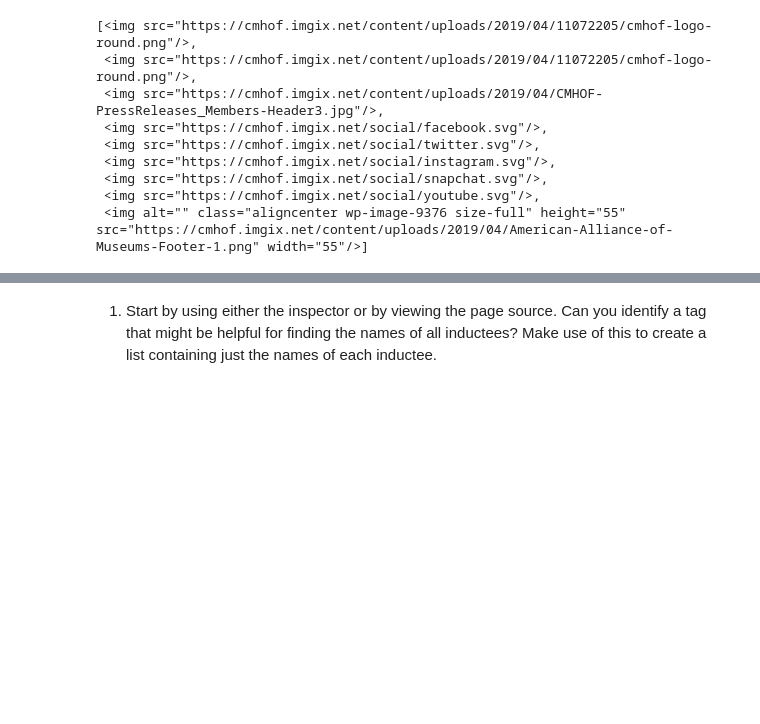
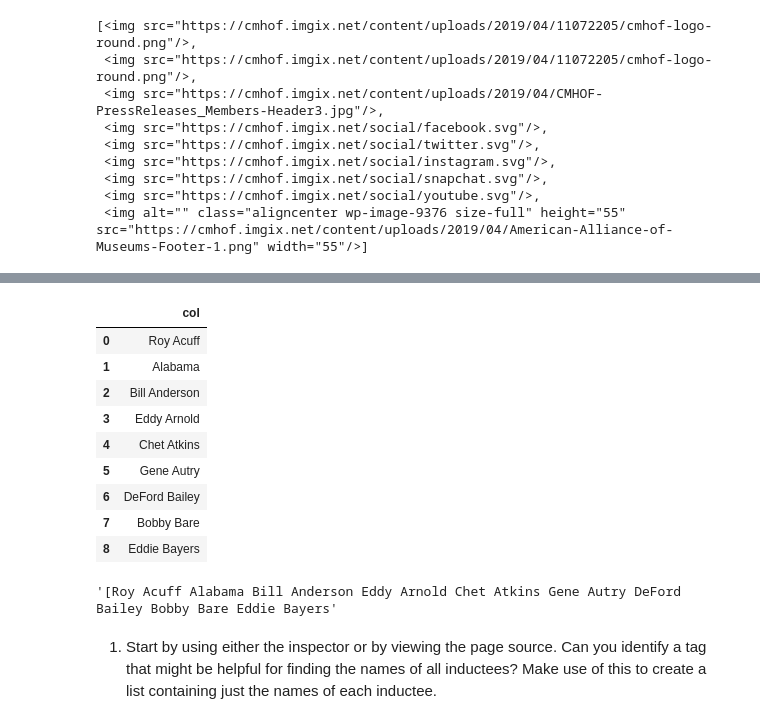
Before and after one commit to NSS-Data-Analytics-Cohort-6/web-scraping-country-music-hof-scottschriver, a Jupyter notebook: Notebooks/Country_Music_Webscraping.ipynb, the cells around one changed output, grey strips where cells are left out. Saved outputs shown, nothing was run; the diff lists cells and outputs as text; code cells hidden in the pictures; blank space fills up the shorter version.

Commit message:
changes made to ResultSet conversion to list and df along with for loop for all web pages

```diff
--- a/Notebooks/Country_Music_Webscraping.ipynb
+++ b/Notebooks/Country_Music_Webscraping.ipynb
@@ -162,5 +178,4 @@ images
 # %%
-names = re.sub(r"</?h3>", "", str(soup.findAll('h3')))
+names = str(soup.findAll('h3'))
 names
-#type(names)
 # %% [output]
@@ -169,0 +198,6 @@ names_str = str(names)
+# %%
+#names_str_new = names_str.replace('<h3>', '').replace('</h3>','').replace('[','').replace(']','')
+names_str_new = re.sub(r'[\[\]]','', re.sub(r'</?h3>','',names_str))
+names_str_new
+#test['Address 1'] = test['Address 1'].str.replace(r"[\"\',]", '')
+#re.sub("<head>.*?</head>"
@@ -169,0 +206,4 @@ names_str = str(names)
+# %%
+#str to list
+a = names_str_new.split(',')
+a
@@ -169,0 +220,20 @@ names_str = str(names)
+# %%
+b_df = pd.DataFrame({'col':a})
+b_df
+# %% [output]
+|  | col |
+| 0 | Roy Acuff |
+| 1 | Alabama |
+| 2 | Bill Anderson |
+| 3 | Eddy Arnold |
+| 4 | Chet Atkins |
+| 5 | Gene Autry |
+| 6 | DeFord Bailey |
+| 7 | Bobby Bare |
+| 8 | Eddie Bayers |
+# %%
+names_str_new = re.sub(r'<\W?h3>\W?', "", names_str)
+names_str_new
+#string_notags = re.sub(r"</?\w+\>", "", string)
+# %% [output]
+'[Roy Acuff Alabama Bill Anderson Eddy Arnold Chet Atkins Gene Autry DeFord Bailey Bobby Bare Eddie Bayers'
```
Also changed, not shown: parts of 20 cells of this notebook.
